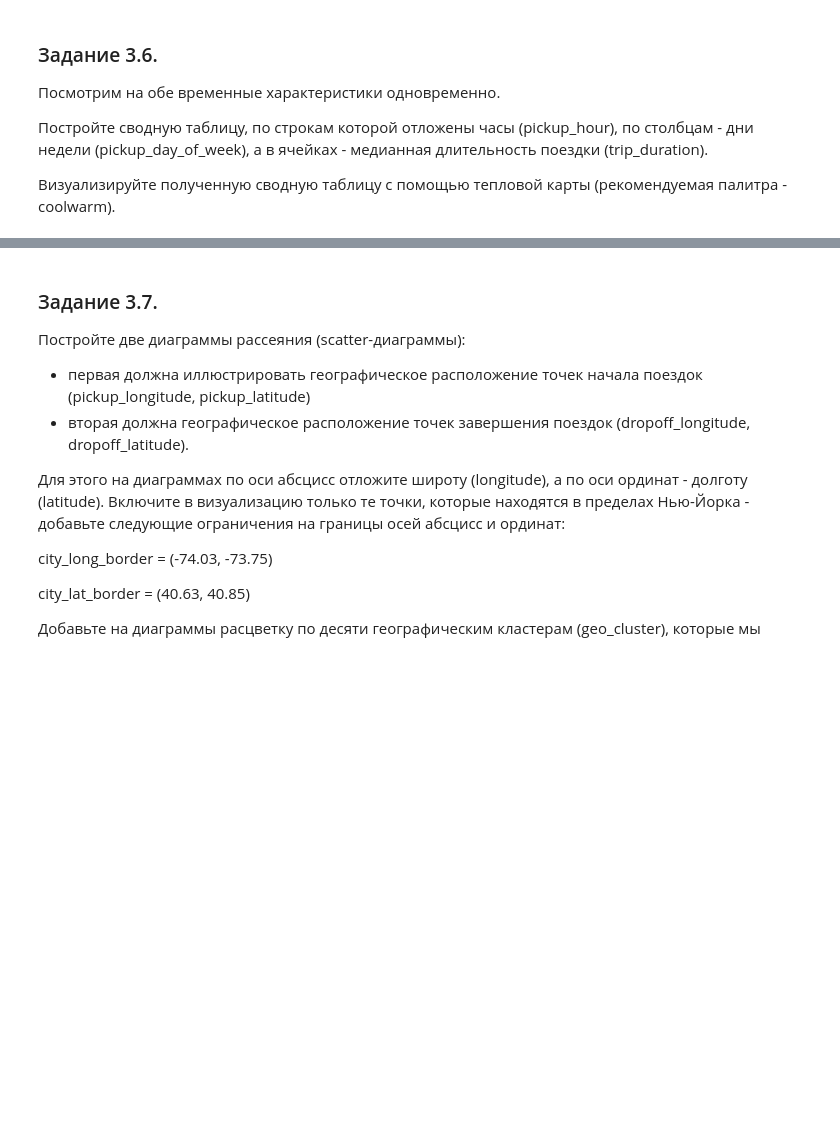
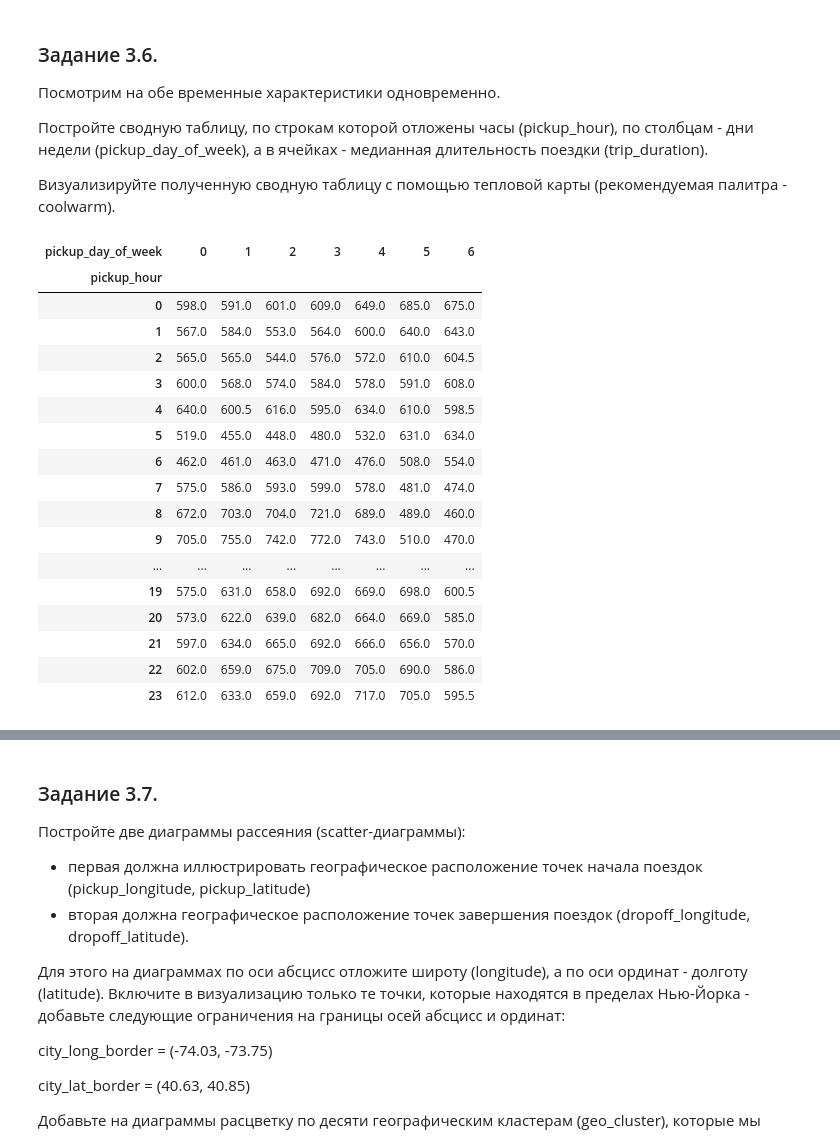
Before and after one commit to YarikKa2/Project_5, a Jupyter notebook: code/Project_5.ipynb, the cells around one changed output, grey strips where cells are left out. Saved outputs shown, nothing was run; the diff lists cells and outputs as text; code cells hidden in the pictures; blank space fills up the shorter version.

```diff
--- a/code/Project_5.ipynb
+++ b/code/Project_5.ipynb
@@ -828,6 +828,27 @@ fig.tight_layout()
 Постройте сводную таблицу, по строкам которой отложены часы (pickup_hour), по столбцам - дни недели (pickup_day_of_week), а в ячейках - медианная длительность поездки (trip_duration).
 
 Визуализируйте полученную сводную таблицу с помощью тепловой карты (рекомендуемая палитра - coolwarm).
+# %%
+pivot_data
+# %% [output]
+| pickup_day_of_week | 0 | 1 | 2 | 3 | 4 | 5 | 6 |
+| pickup_hour |  |  |  |  |  |  |  |
+| 0 | 598.0 | 591.0 | 601.0 | 609.0 | 649.0 | 685.0 | 675.0 |
+| 1 | 567.0 | 584.0 | 553.0 | 564.0 | 600.0 | 640.0 | 643.0 |
+| 2 | 565.0 | 565.0 | 544.0 | 576.0 | 572.0 | 610.0 | 604.5 |
+| 3 | 600.0 | 568.0 | 574.0 | 584.0 | 578.0 | 591.0 | 608.0 |
+| 4 | 640.0 | 600.5 | 616.0 | 595.0 | 634.0 | 610.0 | 598.5 |
+| 5 | 519.0 | 455.0 | 448.0 | 480.0 | 532.0 | 631.0 | 634.0 |
+| 6 | 462.0 | 461.0 | 463.0 | 471.0 | 476.0 | 508.0 | 554.0 |
+| 7 | 575.0 | 586.0 | 593.0 | 599.0 | 578.0 | 481.0 | 474.0 |
+| 8 | 672.0 | 703.0 | 704.0 | 721.0 | 689.0 | 489.0 | 460.0 |
+| 9 | 705.0 | 755.0 | 742.0 | 772.0 | 743.0 | 510.0 | 470.0 |
+| ... | ... | ... | ... | ... | ... | ... | ... |
+| 19 | 575.0 | 631.0 | 658.0 | 692.0 | 669.0 | 698.0 | 600.5 |
+| 20 | 573.0 | 622.0 | 639.0 | 682.0 | 664.0 | 669.0 | 585.0 |
+| 21 | 597.0 | 634.0 | 665.0 | 692.0 | 666.0 | 656.0 | 570.0 |
+| 22 | 602.0 | 659.0 | 675.0 | 709.0 | 705.0 | 690.0 | 586.0 |
+| 23 | 612.0 | 633.0 | 659.0 | 692.0 | 717.0 | 705.0 | 595.5 |
 # %%
 # Subset data for pivot table
 pivot_data = taxi_data[['pickup_hour', 'pickup_day_of_week', 'trip_duration']]
```
Also changed, not shown: parts of 1 cell of this notebook.
